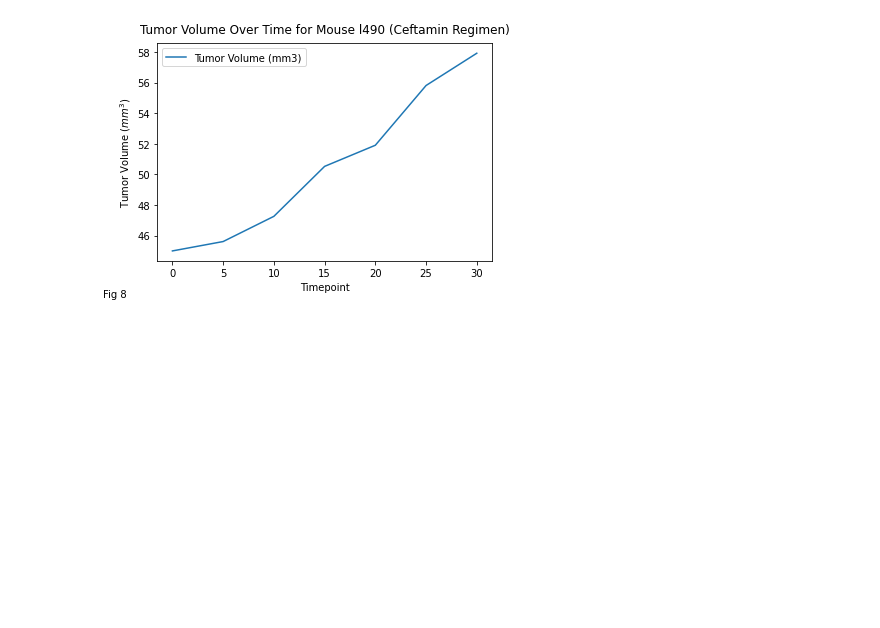
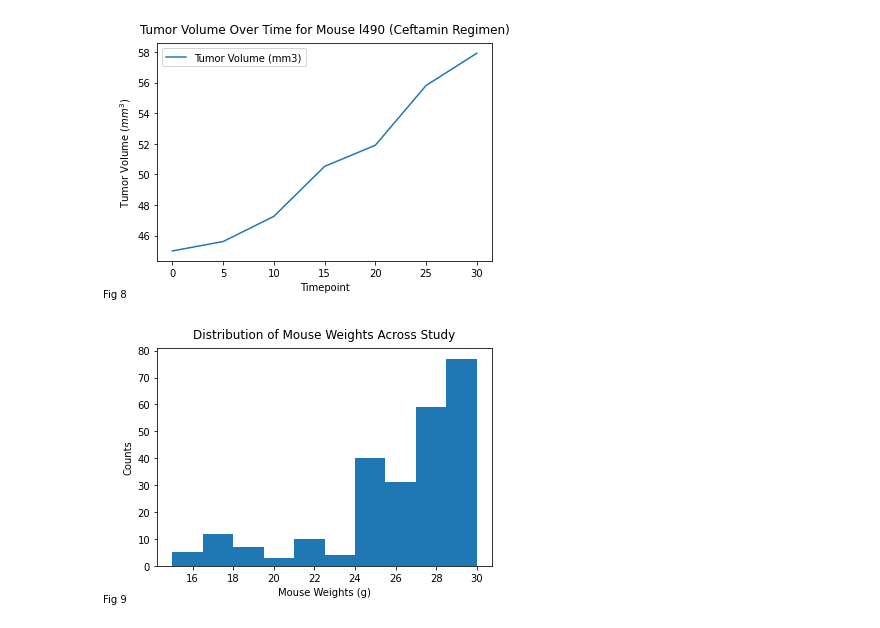
Before and after one commit to FernB/Matplotlib_Homework, a Jupyter notebook: Pymaceuticals/pymaceuticals_starter.ipynb, the cells around one changed output. Saved outputs shown, nothing was run; the diff lists cells and outputs as text; code cells hidden in the pictures; blank space fills up the shorter version.

```diff
--- a/Pymaceuticals/pymaceuticals_starter.ipynb
+++ b/Pymaceuticals/pymaceuticals_starter.ipynb
@@ -363,3 +385,13 @@ plt.figtext(0,0, "Fig 8")
 plt.show()
 # %% [output]
 [figure]
+# %%
+#show distribution of mouse weights across study
+plt.hist(remove_duplicate.groupby('Mouse ID')['Weight (g)'].max())
+plt.xlabel('Mouse Weights (g)')
+plt.ylabel('Counts')
+plt.title('Distribution of Mouse Weights Across Study', pad=10)
+plt.figtext(0,0, "Fig 9")
+plt.show()
+# %% [output]
+[figure, added]
```
Also changed, not shown: parts of 3 cells of this notebook.
